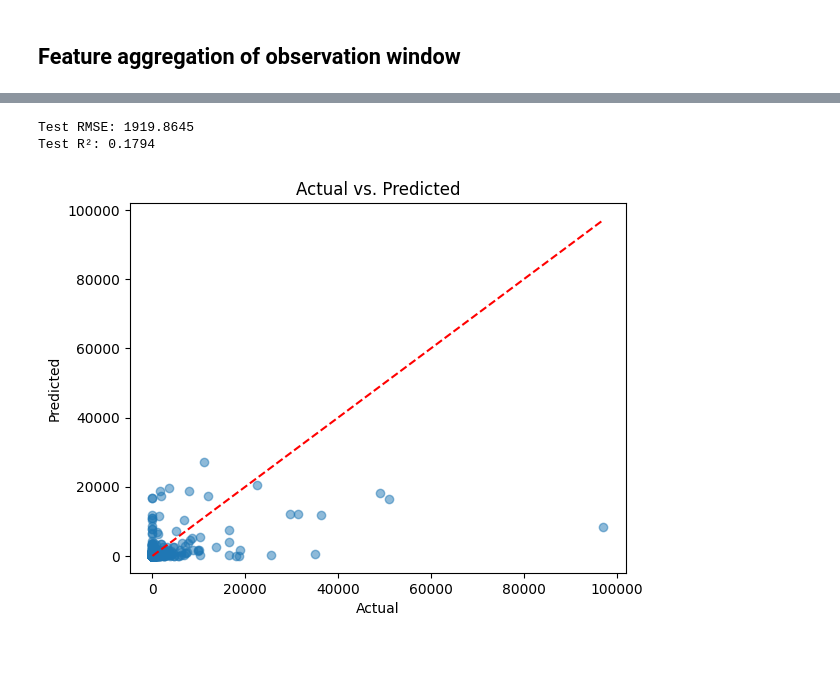
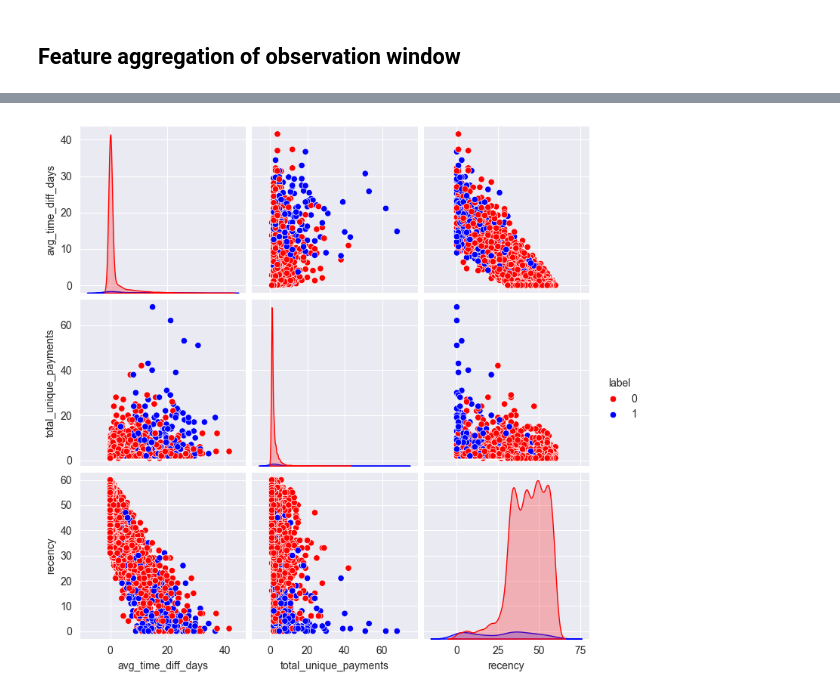
Before and after one commit to gioiablayer96/data-wizard-gioia, a Jupyter notebook: Home_Assignments/Nuvei_home_assignment/nuvei_home_assignment_gioia_blayer.ipynb, the cells around one changed output, grey strips where cells are left out. Cells and saved outputs as stored; diff of their text form; code cells hidden in the pictures; blank space fills up the shorter version.

```diff
--- a/Home_Assignments/Nuvei_home_assignment/nuvei_home_assignment_gioia_blayer.ipynb
+++ b/Home_Assignments/Nuvei_home_assignment/nuvei_home_assignment_gioia_blayer.ipynb
@@ -2426,19 +2132,0 @@ X_train_reduced.shape, X_train_poly.shape
-# %%
-# Step 2: Train a Random Forest Model
-rf = RandomForestRegressor(n_estimators=100, random_state=42)
-rf.fit(X_train_reduced, y_train)
-
-# Step 3: Make Predictions
-y_train_pred = rf.predict(X_train_reduced)
-y_dev_pred = rf.predict(X_dev_reduced)
-
-# Step 4: Evaluate the Model
-train_rmse = mean_squared_error(y_train, y_train_pred, squared=False)
-dev_rmse = mean_squared_error(y_dev, y_dev_pred, squared=False)
-dev_mae = mean_absolute_error(y_dev, y_dev_pred)
-dev_r2 = r2_score(y_dev, y_dev_pred)
-
-print(f"Train RMSE: {train_rmse:.4f}")
-print(f"Dev RMSE: {dev_rmse:.4f}")
-print(f"Dev MAE: {dev_mae:.4f}")
-print(f"Dev R²: {dev_r2:.4f}")
@@ -2940,20 +2133,21 @@ Dev R²: 0.1154
-# %%
-# let's fit best model on train
-y_test_pred = best_model.predict(X_test_poly)
-test_rmse = mean_squared_error(y_test, y_test_pred, squared=False)
-test_r2 = r2_score(y_test, y_test_pred)
-
-print(f"Test RMSE: {test_rmse:.4f}")
-print(f"Test R²: {test_r2:.4f}")
-# %% [output]
-Test RMSE: 1919.8645
-Test R²: 0.1794
-# %%
-plt.scatter(y_test, y_test_pred, alpha=0.5)
-plt.plot([y_test.min(), y_test.max()], [y_test.min(), y_test.max()], 'r--')  # Perfect prediction line
-plt.title("Actual vs. Predicted")
-plt.xlabel("Actual")
-plt.ylabel("Predicted")
-plt.show()
-# %% [output]
-[figure, removed]
+# %%
+# pairplot with highest correlated features
+
+df_train = pd.DataFrame(X_train[['num_merchants', 'total_spent', 'num_payment_instruments',
+       'num_currencies', 'avg_time_to_complete_payment',
+       'total_unique_payments', 'num_distinct_countries',
+       'num_distinct_states', 'num_distinct_device_types',
+       'avg_time_diff_days', 'recency', 'clumpiness', 'local_currency_ratio',
+       'payment_growth_rate', 'total_potential_savings']], columns=X_train[['num_merchants', 'total_spent', 'num_payment_instruments',
+       'num_currencies', 'avg_time_to_complete_payment',
+       'total_unique_payments', 'num_distinct_countries',
+       'num_distinct_states', 'num_distinct_device_types',
+       'avg_time_diff_days', 'recency', 'clumpiness', 'local_currency_ratio',
+       'payment_growth_rate', 'total_potential_savings']].columns)
+df_train['label'] = y_train
+
+
+sns.pairplot(df_train[['avg_time_diff_days', 'total_unique_payments', 'recency', 'label']], hue='label', palette={1: 'blue', 0: 'red'})
+plt.show()
+# %% [output]
+[figure, added]
```
Also changed, not shown: parts of 165 cells of this notebook.
